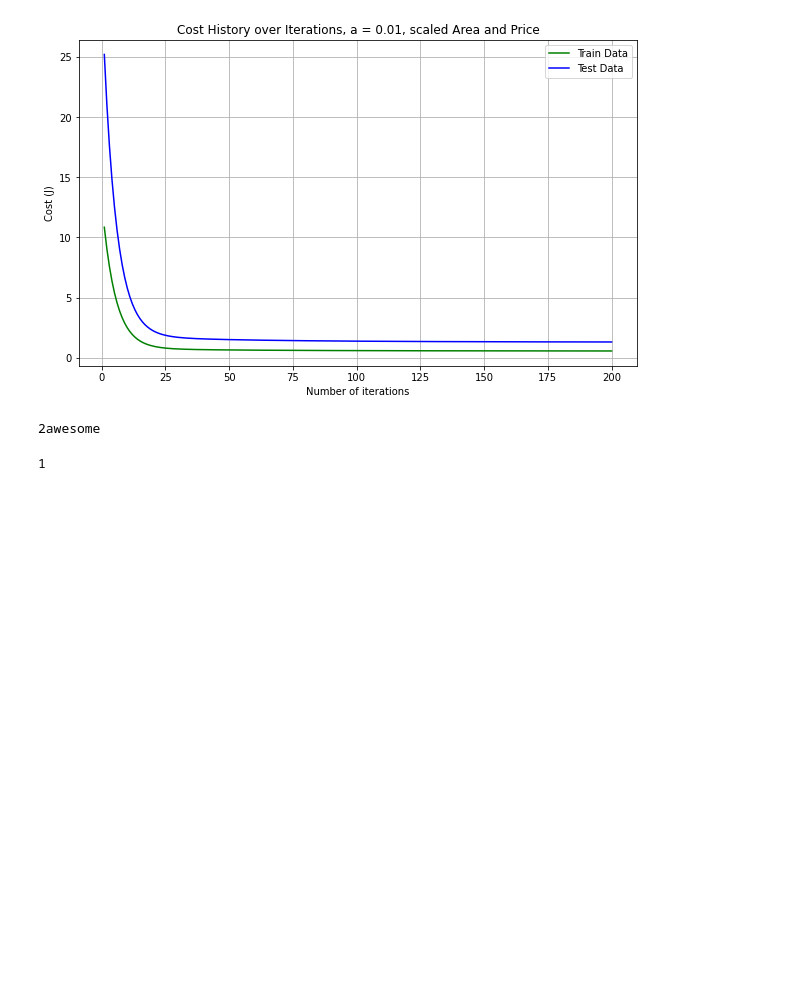
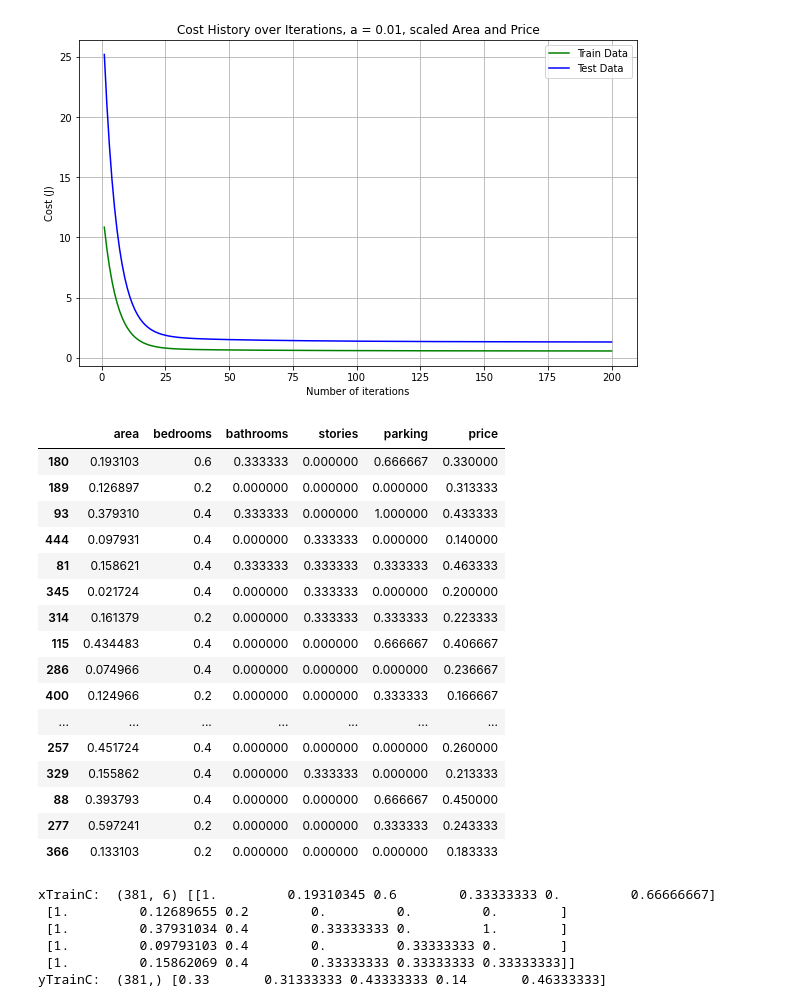
Before and after one commit to ccook93/ECGR-4105-Homeworks, a Jupyter notebook: HW1_Testing Code.ipynb, the cells around one changed output. Cells and saved outputs as stored; diff of their text form; code cells hidden in the pictures; blank space fills up the shorter version.

```diff
--- a/HW1_Testing Code.ipynb
+++ b/HW1_Testing Code.ipynb
@@ -263,14 +253,3 @@ plt.legend()
 # %% [output]
 <matplotlib.legend.Legend at 0x...>
 [figure]
-# %%
-x = 2
-y = "awesome"
-z =  str(x) + y
-print(z)
-# %% [output]
-2awesome
-# %%
-print(str(1))
-# %% [output]
-1
@@ -276,0 +258,33 @@ print(str(1))
+# %%
+#As you know, there are two common ways of rescaling:
+#1. Min-Max scaling
+#2. Standardisation (mean-0, sigma-1)
+
+import warnings
+warnings.filterwarnings('ignore')
+
+from sklearn.preprocessing import MinMaxScaler, StandardScaler
+
+# define standard scaler
+#scaler = StandardScaler()
+scaler=MinMaxScaler()
+df_NewtrainA[varlist1]= scaler.fit_transform(df_NewtrainA[varlist1])
+df_NewtrainA.head(20)
+# %% [output]
+|  | area | bedrooms | bathrooms | stories | parking | price |
+| 180 | 0.193103 | 0.6 | 0.333333 | 0.000000 | 0.666667 | 0.330000 |
+| 189 | 0.126897 | 0.2 | 0.000000 | 0.000000 | 0.000000 | 0.313333 |
+| 93 | 0.379310 | 0.4 | 0.333333 | 0.000000 | 1.000000 | 0.433333 |
+| 444 | 0.097931 | 0.4 | 0.000000 | 0.333333 | 0.000000 | 0.140000 |
+| 81 | 0.158621 | 0.4 | 0.333333 | 0.333333 | 0.333333 | 0.463333 |
+| 345 | 0.021724 | 0.4 | 0.000000 | 0.333333 | 0.000000 | 0.200000 |
+| 314 | 0.161379 | 0.2 | 0.000000 | 0.333333 | 0.333333 | 0.223333 |
+| 115 | 0.434483 | 0.4 | 0.000000 | 0.000000 | 0.666667 | 0.406667 |
+| 286 | 0.074966 | 0.4 | 0.000000 | 0.000000 | 0.000000 | 0.236667 |
+| 400 | 0.124966 | 0.2 | 0.000000 | 0.000000 | 0.333333 | 0.166667 |
+| ... | ... | ... | ... | ... | ... | ... |
+| 257 | 0.451724 | 0.4 | 0.000000 | 0.000000 | 0.000000 | 0.260000 |
+| 329 | 0.155862 | 0.4 | 0.000000 | 0.333333 | 0.000000 | 0.213333 |
+| 88 | 0.393793 | 0.4 | 0.000000 | 0.000000 | 0.666667 | 0.450000 |
+| 277 | 0.597241 | 0.2 | 0.000000 | 0.000000 | 0.333333 | 0.243333 |
+| 366 | 0.133103 | 0.2 | 0.000000 | 0.000000 | 0.000000 | 0.183333 |
@@ -276,0 +298,13 @@ print(str(1))
+# %%
+xTrainC, yTrainC = data_organize(df_NewtrainA,mTrain,0,0)
+xTestC, yTestC = data_organize(df_NewtestA,mTest,0,0)
+
+print('xTrainC: ',np.shape(xTrainC), xTrainC[: 5])
+print('yTrainC: ',np.shape(yTrainC), yTrainC[: 5])
+# %% [output]
+xTrainC:  (381, 6) [[1.         0.19310345 0.6        0.33333333 0.         0.66666667]
+ [1.         0.12689655 0.2        0.         0.         0.        ]
+ [1.         0.37931034 0.4        0.33333333 0.         1.        ]
+ [1.         0.09793103 0.4        0.         0.33333333 0.        ]
+ [1.         0.15862069 0.4        0.33333333 0.33333333 0.33333333]]
+yTrainC:  (381,) [0.33       0.31333333 0.43333333 0.14       0.46333333]
```
Also changed, not shown: parts of 11 cells of this notebook.
